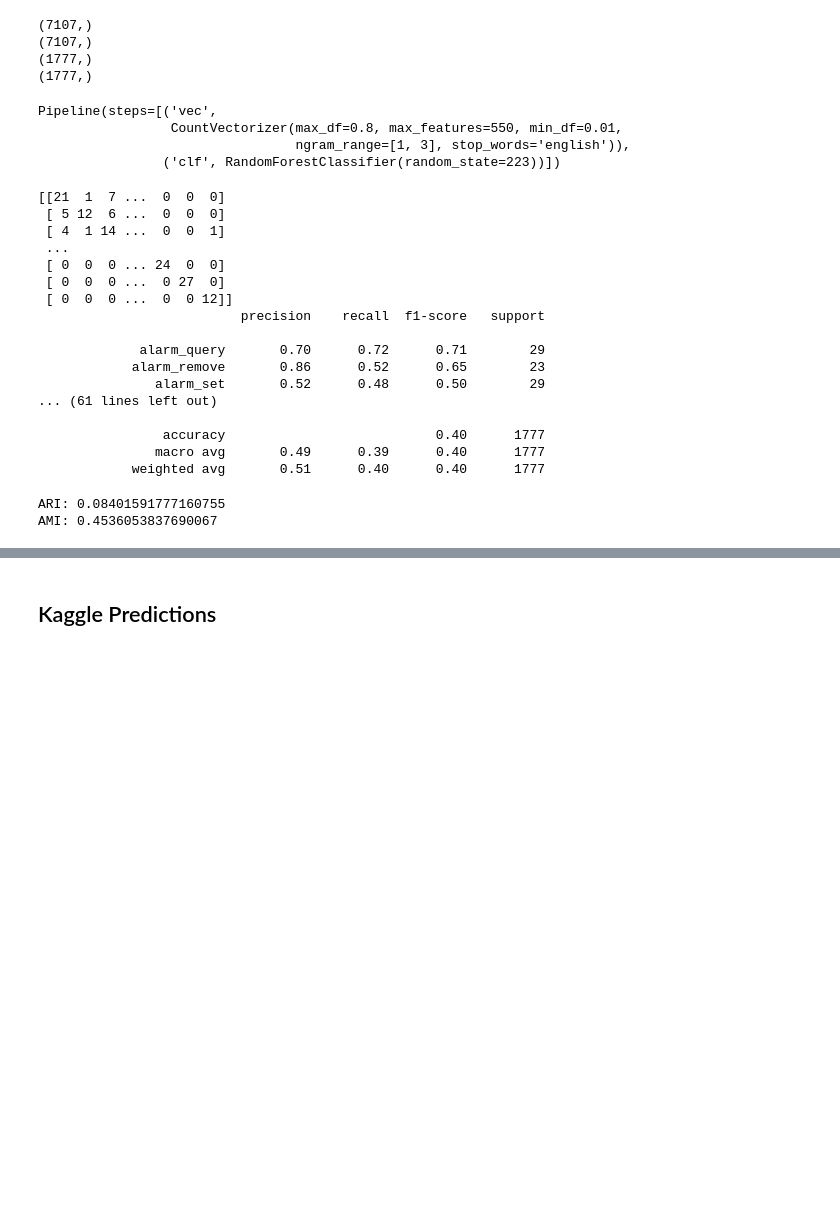
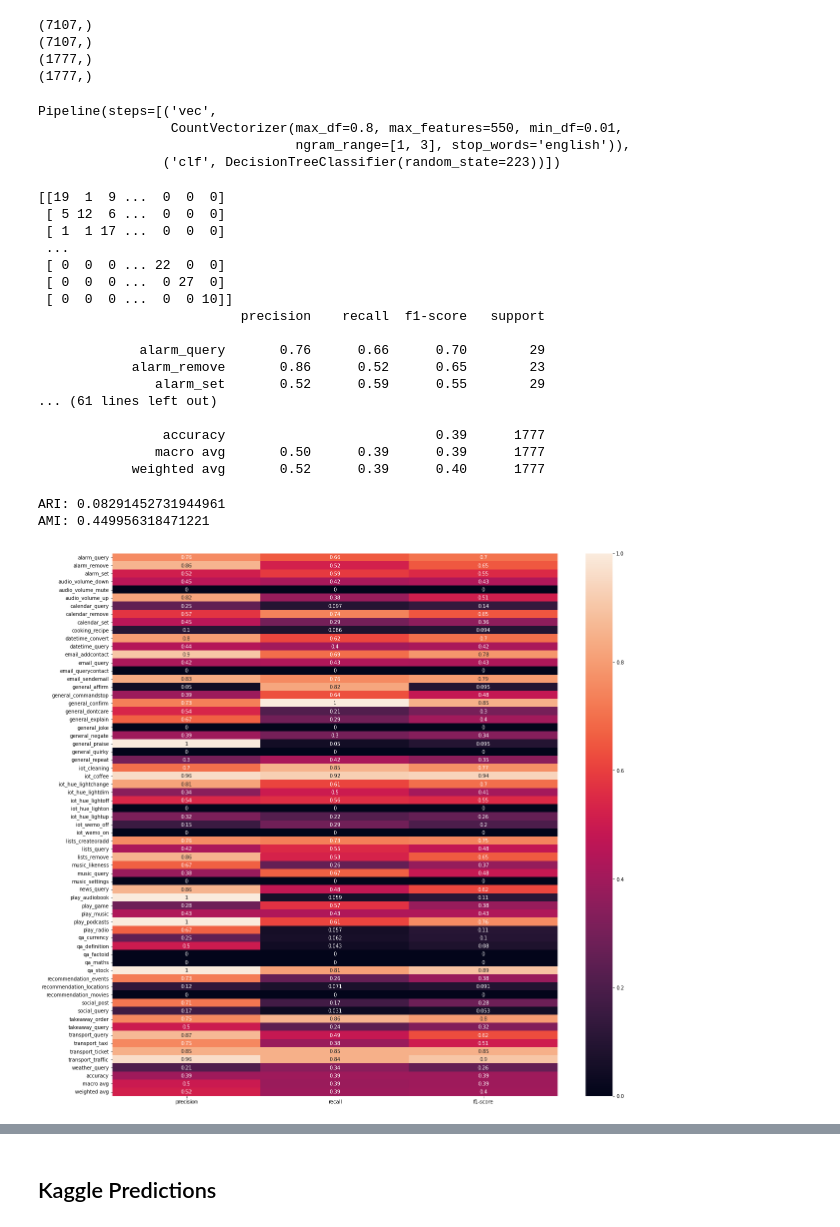
Before and after one commit to palakagl/-Multiclass-Text-Classification-for-Personal-Assistant-Chatbot-with-Wysdom.AI, a Jupyter notebook: Wysdom_BaseModel.ipynb, the cells around one changed output, grey strips where cells are left out. Cells and saved outputs as stored; diff of their text form; code cells hidden in the pictures; blank space fills up the shorter version.

```diff
--- a/Wysdom_BaseModel.ipynb
+++ b/Wysdom_BaseModel.ipynb
@@ -23,5 +28,5 @@ Saving public_data.csv to public_data.csv
 # %%
-df = pd.read_csv(io.BytesIO(uploaded['public_data.csv']))
+df = pd.read_csv(io.BytesIO(uploaded['personal_assistant_train.csv']))
 # %%
 print(df.info())
 print(df.head())
@@ -61,36 +66,36 @@ print(y_val.shape)
 # %%
 vectorizer = CountVectorizer(min_df=.01, max_df=.8, ngram_range=[1,3], max_features=550, stop_words='english')
 
-pipe = Pipeline([('vec', vectorizer),  ('clf', RandomForestClassifier(random_state=223))])
+pipe = Pipeline([('vec', vectorizer),  ('clf', DecisionTreeClassifier(random_state=223))])
 
 pipe.fit(X_train, y_train)
 # %% [output]
 Pipeline(steps=[('vec',
                  CountVectorizer(max_df=0.8, max_features=550, min_df=0.01,
                                  ngram_range=[1, 3], stop_words='english')),
-                ('clf', RandomForestClassifier(random_state=223))])
+                ('clf', DecisionTreeClassifier(random_state=223))])
 # %%
 pred_val = pipe.predict(X_val)
 print(confusion_matrix(y_val, pred_val))
 print(classification_report(y_val, pred_val))
 # %% [output]
-[[21  1  7 ...  0  0  0]
+[[19  1  9 ...  0  0  0]
  [ 5 12  6 ...  0  0  0]
- [ 4  1 14 ...  0  0  1]
+ [ 1  1 17 ...  0  0  0]
  ...
- [ 0  0  0 ... 24  0  0]
+ [ 0  0  0 ... 22  0  0]
  [ 0  0  0 ...  0 27  0]
- [ 0  0  0 ...  0  0 12]]
+ [ 0  0  0 ...  0  0 10]]
                           precision    recall  f1-score   support
 
-             alarm_query       0.70      0.72      0.71        29
+             alarm_query       0.76      0.66      0.70        29
             alarm_remove       0.86      0.52      0.65        23
-               alarm_set       0.52      0.48      0.50        29
+               alarm_set       0.52      0.59      0.55        29
 ... (61 lines left out)
 
-                accuracy                           0.40      1777
-               macro avg       0.49      0.39      0.40      1777
-            weighted avg       0.51      0.40      0.40      1777
+                accuracy                           0.39      1777
+               macro avg       0.50      0.39      0.39      1777
+            weighted avg       0.52      0.39      0.40      1777
 # %%
 ari = adjusted_rand_score(y_val, pred_val)
 ami = adjusted_mutual_info_score(y_val, pred_val, average_method='arithmetic')
@@ -98,5 +103,26 @@ ami = adjusted_mutual_info_score(y_val, pred_val, average_method='arithmetic')
 print("ARI: {}".format(ari))
 print("AMI: {}".format(ami))
 # %% [output]
-ARI: 0.08401591777160755
-AMI: 0.4536053837690067
+ARI: 0.08291452731944961
+AMI: 0.449956318471221
+# %%
+def visualize_classification_report_with_heatmap(test_y, pred_labels, target_names_dict):
+  fig, ax = plt.subplots(figsize=(20,20))
+  clf_report = classification_report(test_y, pred_labels,
+                                    target_names=list(target_names_dict.values()),
+                                    output_dict=True)
+  sns.heatmap(pd.DataFrame(clf_report).iloc[:-1, :].T, annot=True)
+  return
+
+# Use this dict, if cannot generate from labeled data based dictionary ('label_dict') dynamically
+label_dict_fixed={0: 'alarm_query',1: 'alarm_remove',2: 'alarm_set',3: 'audio_volume_down',4: 'audio_volume_mute',5: 'audio_volume_up',6: 'calendar_query',7: 'calendar_remove',8: 'calendar_set',9:
+             'cooking_recipe',10: 'datetime_convert',11: 'datetime_query',12: 'email_addcontact',13: 'email_query',14: 'email_querycontact',15: 'email_sendemail',16: 'general_affirm',17: 'general_commandstop',
+             18: 'general_confirm',19: 'general_dontcare',20: 'general_explain',21: 'general_joke',22: 'general_negate',23: 'general_praise',24: 'general_quirky',25: 'general_repeat',26: 'iot_cleaning',
+             27: 'iot_coffee',28: 'iot_hue_lightchange',29: 'iot_hue_lightdim',30: 'iot_hue_lightoff',31: 'iot_hue_lighton',32: 'iot_hue_lightup',33: 'iot_wemo_off',34: 'iot_wemo_on',35: 'lists_createoradd',
+             36: 'lists_query',37: 'lists_remove',38: 'music_likeness',39: 'music_query',40: 'music_settings',41: 'news_query',42: 'play_audiobook',43: 'play_game',44: 'play_music',45: 'play_podcasts',
+             46: 'play_radio',47: 'qa_currency',48: 'qa_definition',49: 'qa_factoid',50: 'qa_maths',51: 'qa_stock',52: 'recommendation_events',53: 'recommendation_locations',54: 'recommendation_movies',
+             55: 'social_post',56: 'social_query',57: 'takeaway_order',58: 'takeaway_query',59: 'transport_query',60: 'transport_taxi',61: 'transport_ticket',62: 'transport_traffic',63: 'weather_query'}
+
+visualize_classification_report_with_heatmap(y_val, pred_val, label_dict_fixed)
+# %% [output]
+[figure, added]
```
Also changed, not shown: parts of 3 cells of this notebook.
